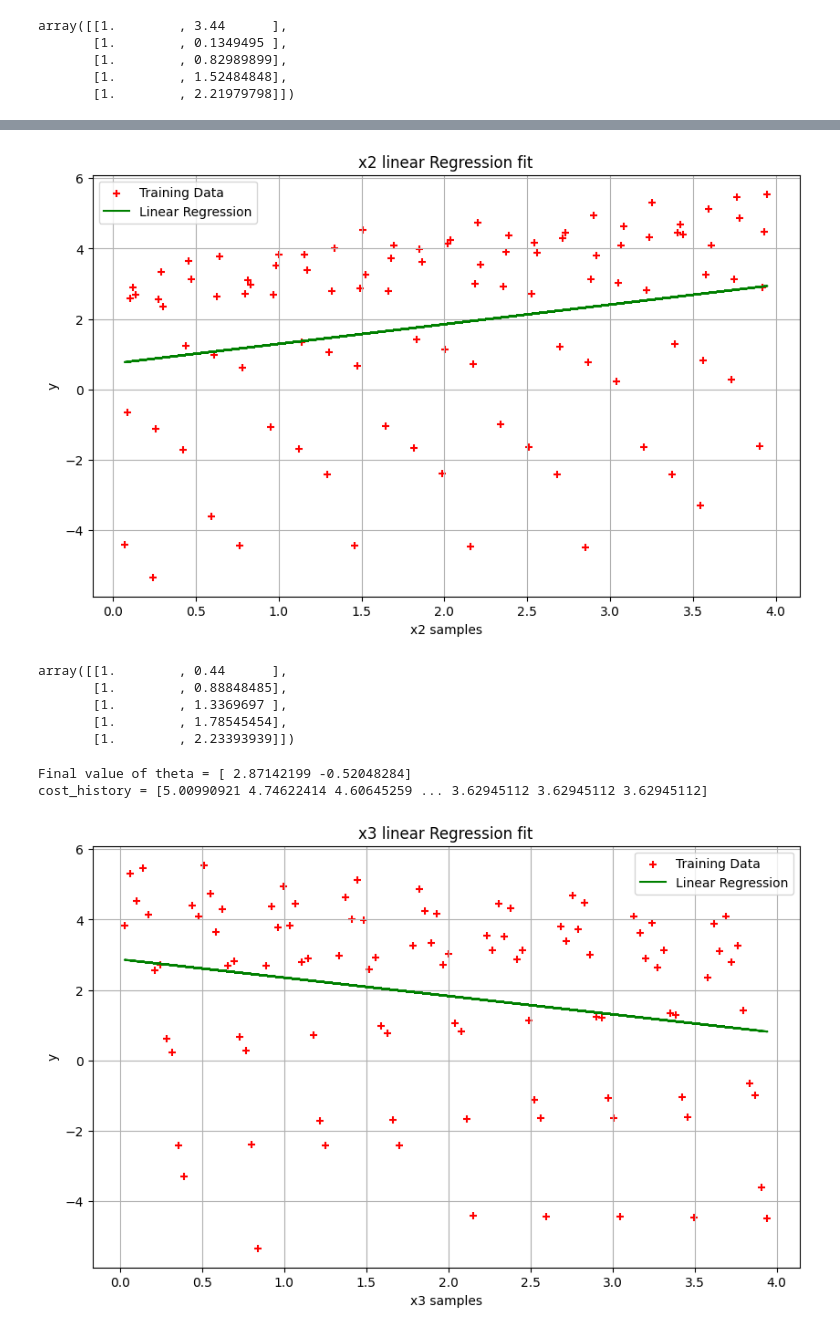
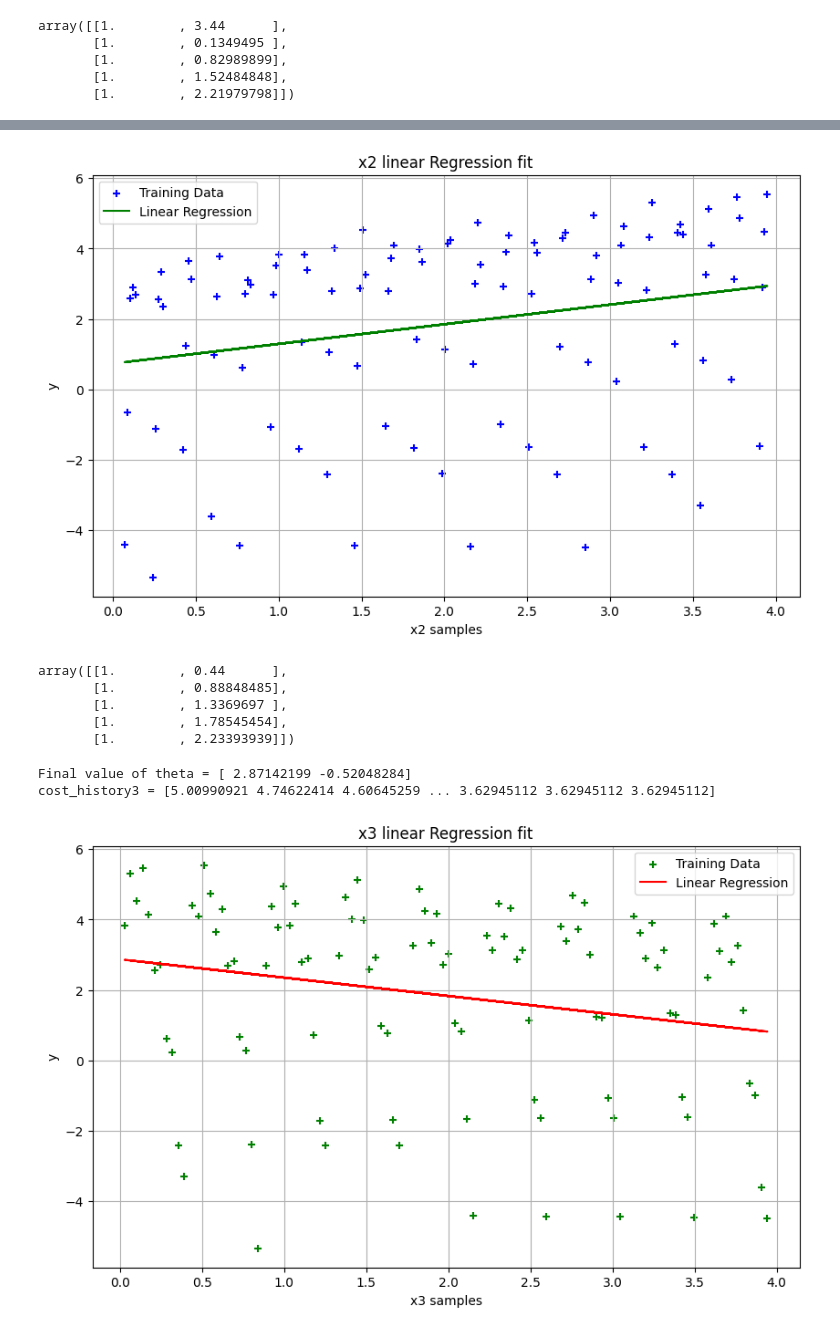
Before and after one commit to mburkey3/Intro_to_ML, a Jupyter notebook: MB_Assignment1.ipynb, the cells around one changed output, grey strips where cells are left out. Drawn from its saved outputs; the diff is of its cells as text; code cells hidden in the pictures.

```diff
--- a/MB_Assignment1.ipynb
+++ b/MB_Assignment1.ipynb
@@ -207,7 +207,7 @@ cost_history = [4.5369622  4.06234927 3.83409365 ... 3.59936602 3.59936602 3.599
 # %%
 ## Plotting x2 linear regression
 # Scatter plot of training data
-plt.scatter(x2[:, 1], y, color='red', marker='+', label='Training Data')
+plt.scatter(x2[:, 1], y, color='blue', marker='+', label='Training Data')
 
 # Linear regression plot
 plt.plot(x2[:, 1], x2.dot(theta), color='green', label='Linear Regression')
@@ -223,7 +223,7 @@ plt.legend()
 # Show plot
 plt.show()
 # %% [output]
-[figure, old version]
+[figure, new version]
 # %%
 ## NOW FOR x3
 x3_0 = np.ones([m, 1])
@@ -240,33 +240,33 @@ array([[1.        , 0.44      ],
 # %%
 # intial parameters
 theta = [0., 0.]
-iterations = 1500
+iterations3 = 1500
 alpha = 0.05
 # %%
 # Optimizing parameters
-theta, cost_history3 = gradient_descent(x3, y, theta, alpha, iterations)
+theta, cost_history3 = gradient_descent(x3, y, theta, alpha, iterations3)
 print('Final value of theta =', theta)
-print('cost_history =', cost_history3)
+print('cost_history3 =', cost_history3)
 # %% [output]
 Final value of theta = [ 2.87142199 -0.52048284]
-cost_history = [5.00990921 4.74622414 4.60645259 ... 3.62945112 3.62945112 3.62945112]
+cost_history3 = [5.00990921 4.74622414 4.60645259 ... 3.62945112 3.62945112 3.62945112]
 # %%
 ## Plotting x3 linear regression
 # Scatter plot of training data
-plt.scatter(x3[:, 1], y, color='red', marker='+', label='Training Data')
+plt.scatter(x3[:, 1], y, color='green', marker='+', label='Training Data')
 
 # Linear regression plot
-plt.plot(x3[:, 1], x3.dot(theta), color='green', label='Linear Regression')
+plt.plot(x3[:, 1], x3.dot(theta), color='red', label='Linear Regression')
 
 # Extra plot parameters
 plt.rcParams["figure.figsize"] = (10, 6)
 plt.grid(True)
 plt.xlabel('x3 samples')
 plt.ylabel('y')
 plt.title('x3 linear Regression fit')
 plt.legend()
 
 # Show plot
 plt.show()
 # %% [output]
-[figure, old version]
+[figure, new version]
```
Also changed, not shown: parts of 7 cells of this notebook.
